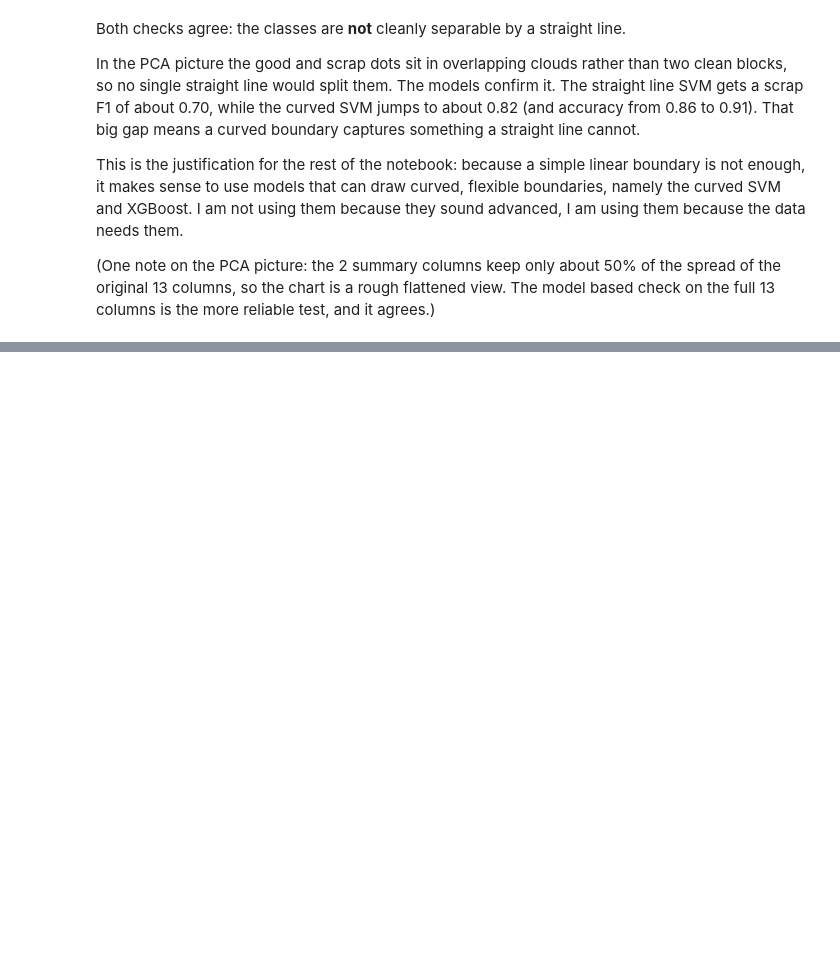
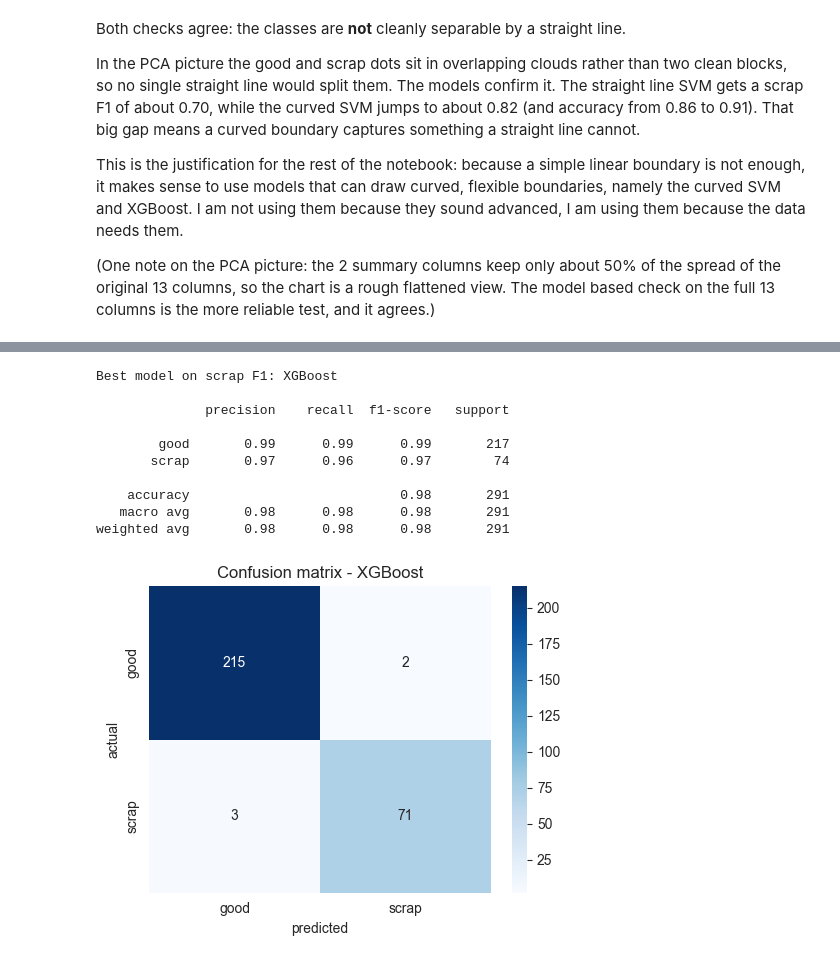
Before and after one commit to jamesmahinda1/injection-molding-defect-prediction, a Jupyter notebook: notebooks/modeling.ipynb, the cells around one changed output, grey strips where cells are left out. Saved outputs shown, nothing was run; the diff lists cells and outputs as text; code cells hidden in the pictures; blank space fills up the shorter version.

```diff
--- a/notebooks/modeling.ipynb
+++ b/notebooks/modeling.ipynb
@@ -146,0 +225,30 @@ This is the justification for the rest of the notebook: because a simple linear
+# %%
+from sklearn.metrics import confusion_matrix, classification_report
+
+best_name = results_df['scrap_f1'].idxmax()
+best_pred = predictions[best_name]
+print('Best model on scrap F1:', best_name)
+print()
+print(classification_report(y_test, best_pred, target_names=['good', 'scrap']))
+
+cm = confusion_matrix(y_test, best_pred)
+plt.figure(figsize=(5, 4))
+sns.heatmap(cm, annot=True, fmt='d', cmap='Blues',
+            xticklabels=['good', 'scrap'], yticklabels=['good', 'scrap'])
+plt.xlabel('predicted')
+plt.ylabel('actual')
+plt.title(f'Confusion matrix - {best_name}')
+plt.tight_layout()
+plt.show()
+# %% [output]
+Best model on scrap F1: XGBoost
+
+              precision    recall  f1-score   support
+
+        good       0.99      0.99      0.99       217
+       scrap       0.97      0.96      0.97        74
+
+    accuracy                           0.98       291
+   macro avg       0.98      0.98      0.98       291
+weighted avg       0.98      0.98      0.98       291
+[figure, added]
```
Also changed, not shown: parts of 11 cells of this notebook.
